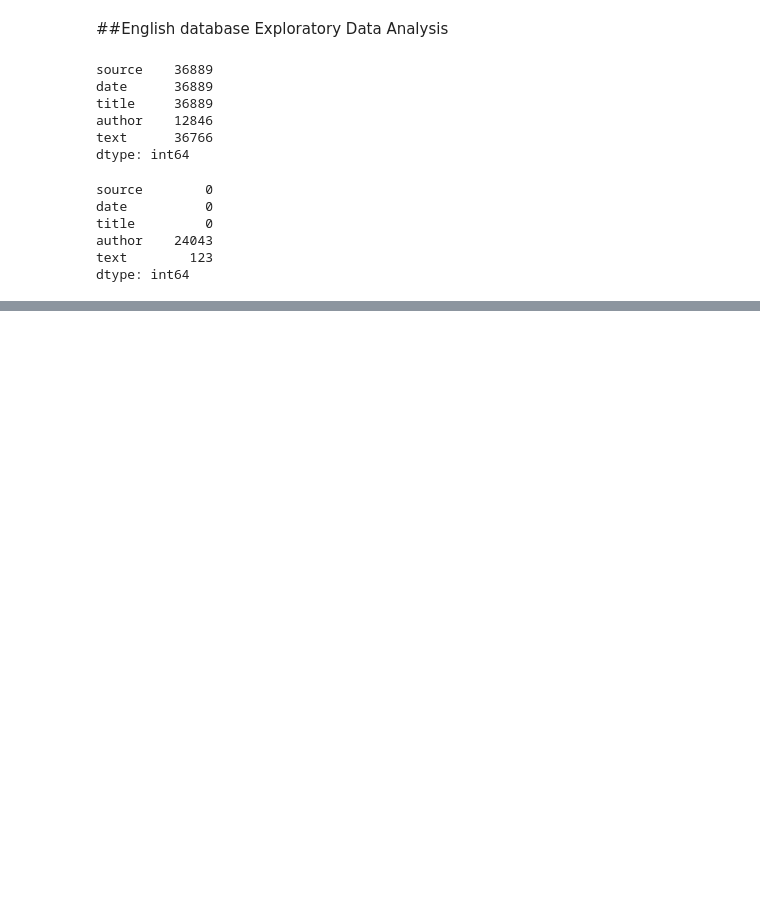
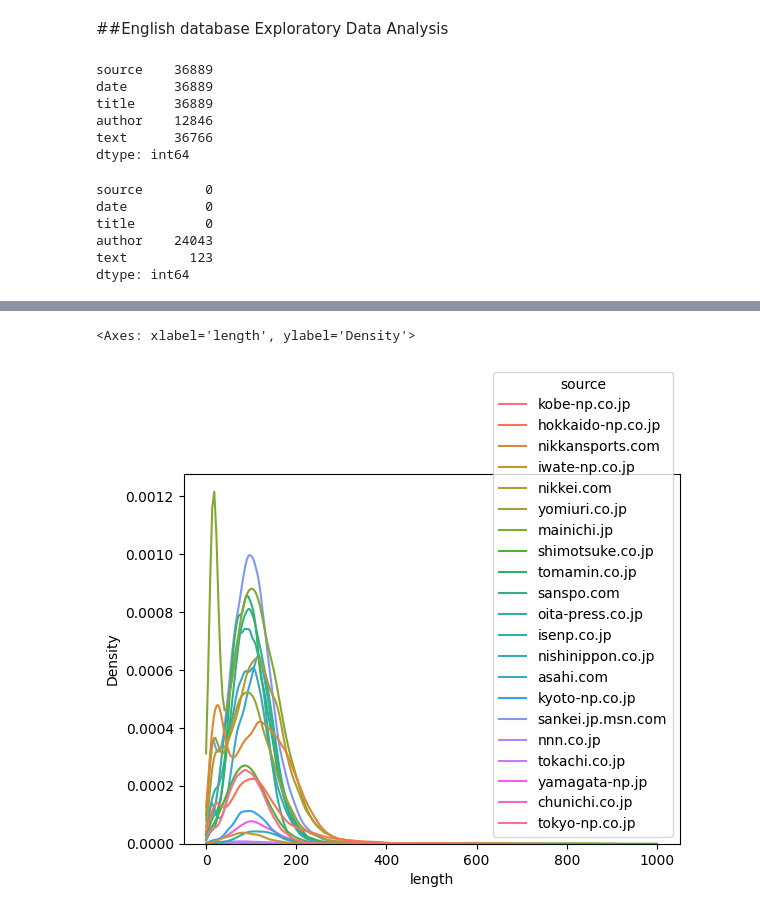
Before and after one commit to fsternini/nlp-newspaper, a Jupyter notebook: NLP.ipynb, the cells around one changed output, grey strips where cells are left out. Drawn from its saved outputs; the diff is of its cells as text; code cells hidden in the pictures; blank space fills up the shorter version.

```diff
--- a/NLP.ipynb
+++ b/NLP.ipynb
@@ -107,0 +166,5 @@ KeyboardInterrupt: ignored
+# %%
+sns.kdeplot(data = japanese_news, x='length',hue=japanese_news['source'], clip=[0,1000])
+# %% [output]
+<Axes: xlabel='length', ylabel='Density'>
+[figure, added]
```
Also changed, not shown: parts of 29 cells of this notebook.
